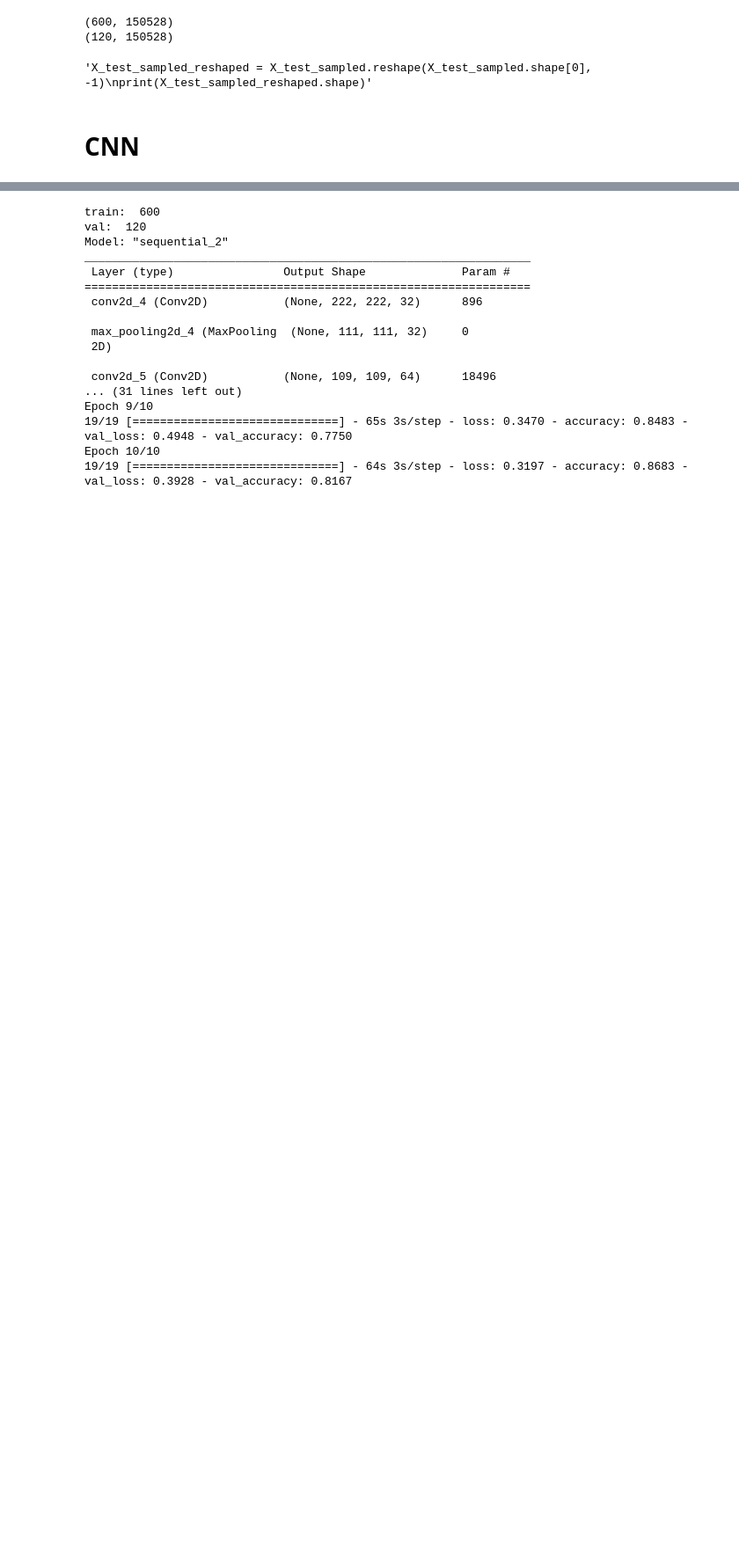
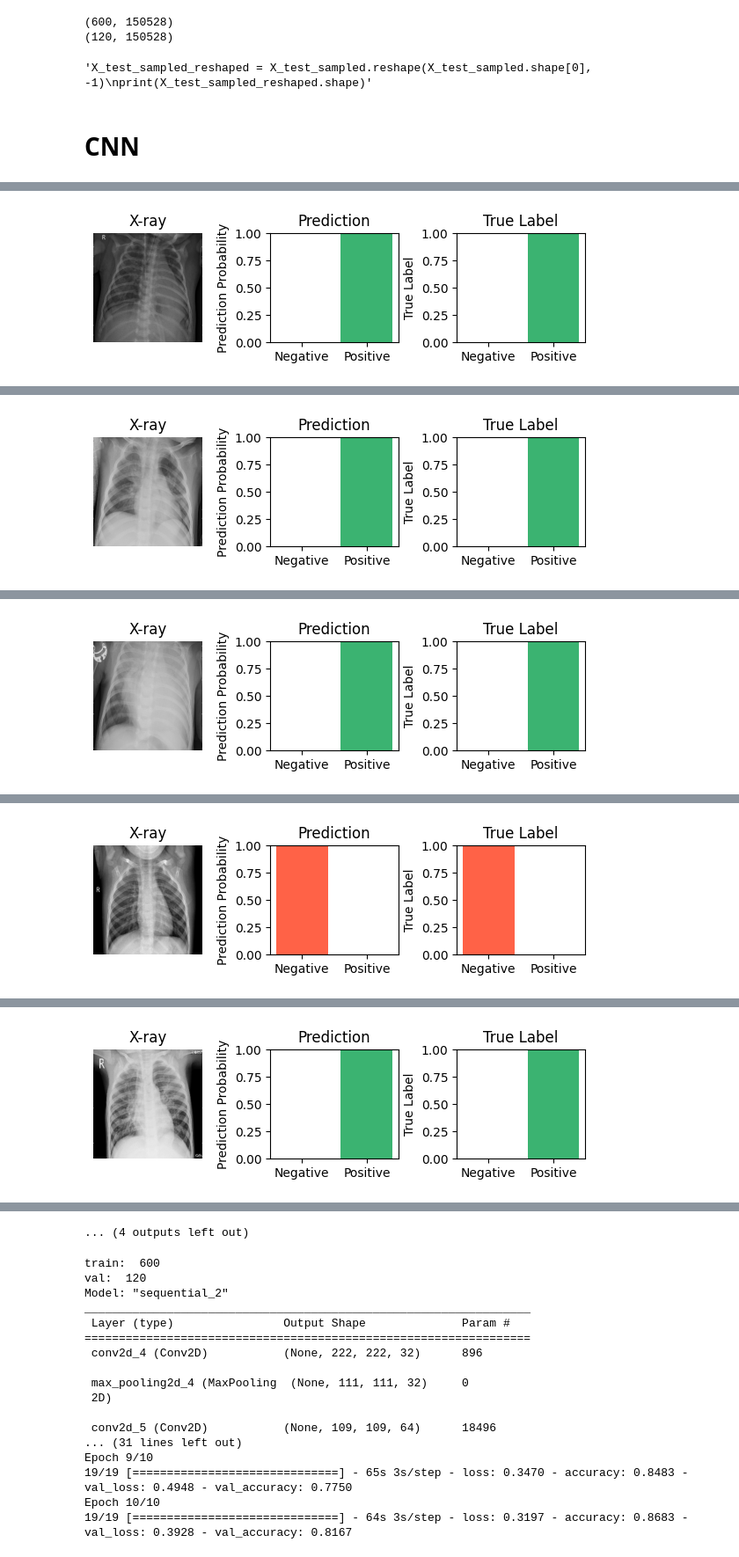
Before and after one commit to kendraliu/Pneumonia-Prediction, a Jupyter notebook: training_nn.ipynb, the cells around one changed output, grey strips where cells are left out. Shown at 88% size. Drawn from its saved outputs; the diff is of its cells as text; code cells hidden in the pictures; blank space fills up the shorter version.

```diff
--- a/training_nn.ipynb
+++ b/training_nn.ipynb
@@ -313,0 +483,33 @@ print(X_test_sampled_reshaped.shape)"""
+# %%
+for i in range(len(random_index_vis)):
+    image = X_val_sampled[i]
+    prediction = calculate_dnn_predict_classes(cnn_model, X_val_sampled)
+    print(1 - prediction[i], prediction[i])
+    true_label = y_val_sampled[i]
+
+    plt.figure(figsize=(6,2))
+
+    # Display the image
+    plt.subplot(1, 3, 1)
+    plt.imshow(image.reshape(224, 224, 3), cmap=plt.cm.Greys)  # Reshape the image back to (224, 224, 3)
+    plt.axis('off')
+    plt.title('X-ray')
+
+    # Display the prediction
+    plt.subplot(1, 3, 2)
+    plt.bar(['Negative', 'Positive'], [1 - prediction[i][0], prediction[i][0]], color=['#FF6247', '#3BB371'])
+    plt.ylabel('Prediction Probability')
+    plt.ylim([0, 1])
+    plt.title('Prediction')
+
+    # Display the true label
+    plt.subplot(1, 3, 3)
+    plt.bar(['Negative', 'Positive'], [1 - true_label, true_label], color=['#FF6247', '#3BB371'])
+    plt.ylabel('True Label')
+    plt.ylim([0, 1])
+    plt.title('True Label')
+
+    plt.tight_layout()
+    #plt.savefig(f"drive/MyDrive/Pneumonia-Prediction/validation_{i}.png")
+    plt.show()
+# %% [output]
@@ -313,0 +518 @@ print(X_test_sampled_reshaped.shape)"""
+[figure, added]
@@ -313,0 +521 @@ print(X_test_sampled_reshaped.shape)"""
+[figure, added]
@@ -313,0 +524 @@ print(X_test_sampled_reshaped.shape)"""
+[figure, added]
@@ -313,0 +527 @@ print(X_test_sampled_reshaped.shape)"""
+[figure, added]
@@ -313,0 +530 @@ print(X_test_sampled_reshaped.shape)"""
+[figure, added]
@@ -314,3 +534,4 @@ print(X_test_sampled_reshaped.shape)"""
+... (4 outputs left out)
 # %%
 """datagen = ImageDataGenerator(
     rotation_range=20,
```
Also changed, not shown: parts of 25 cells of this notebook.
